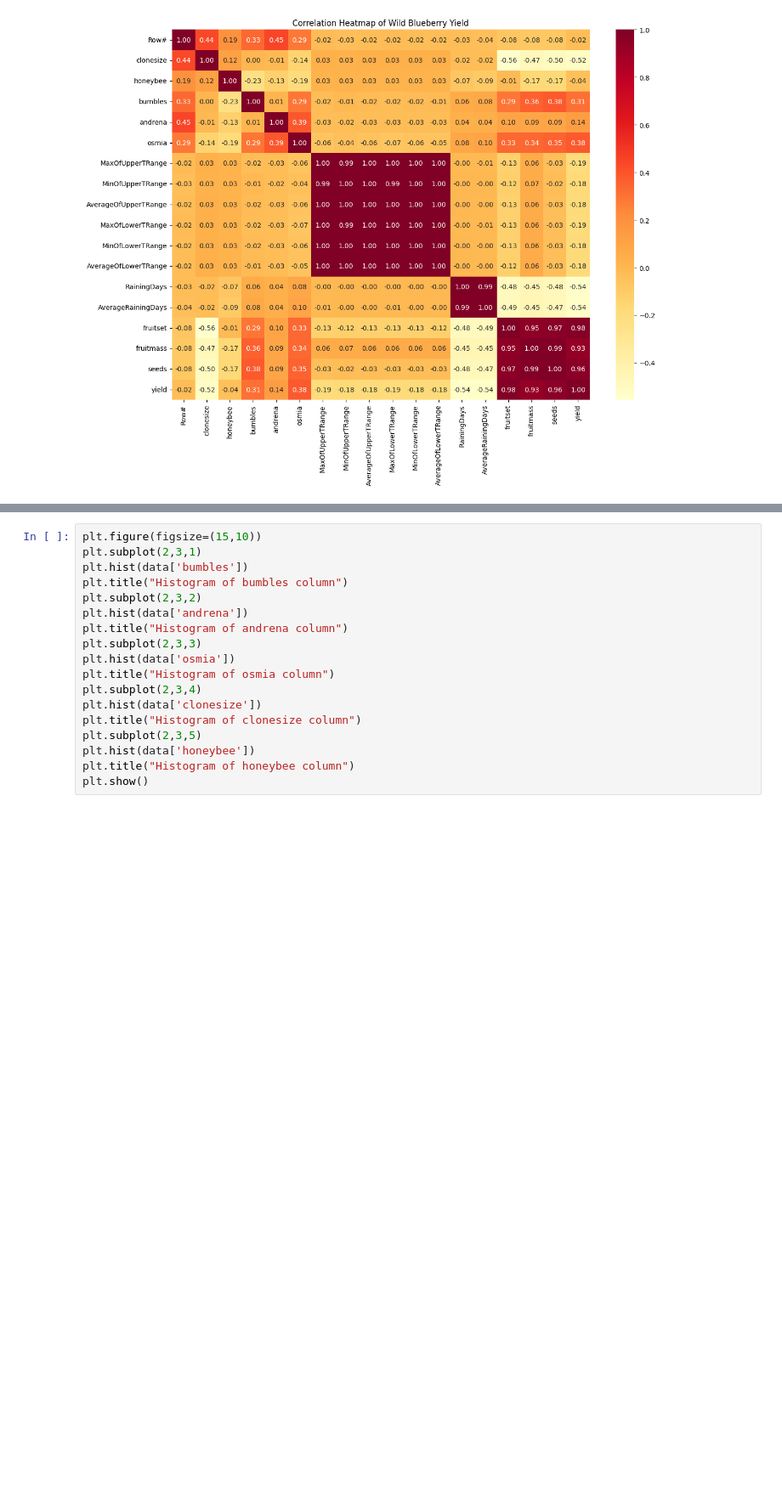
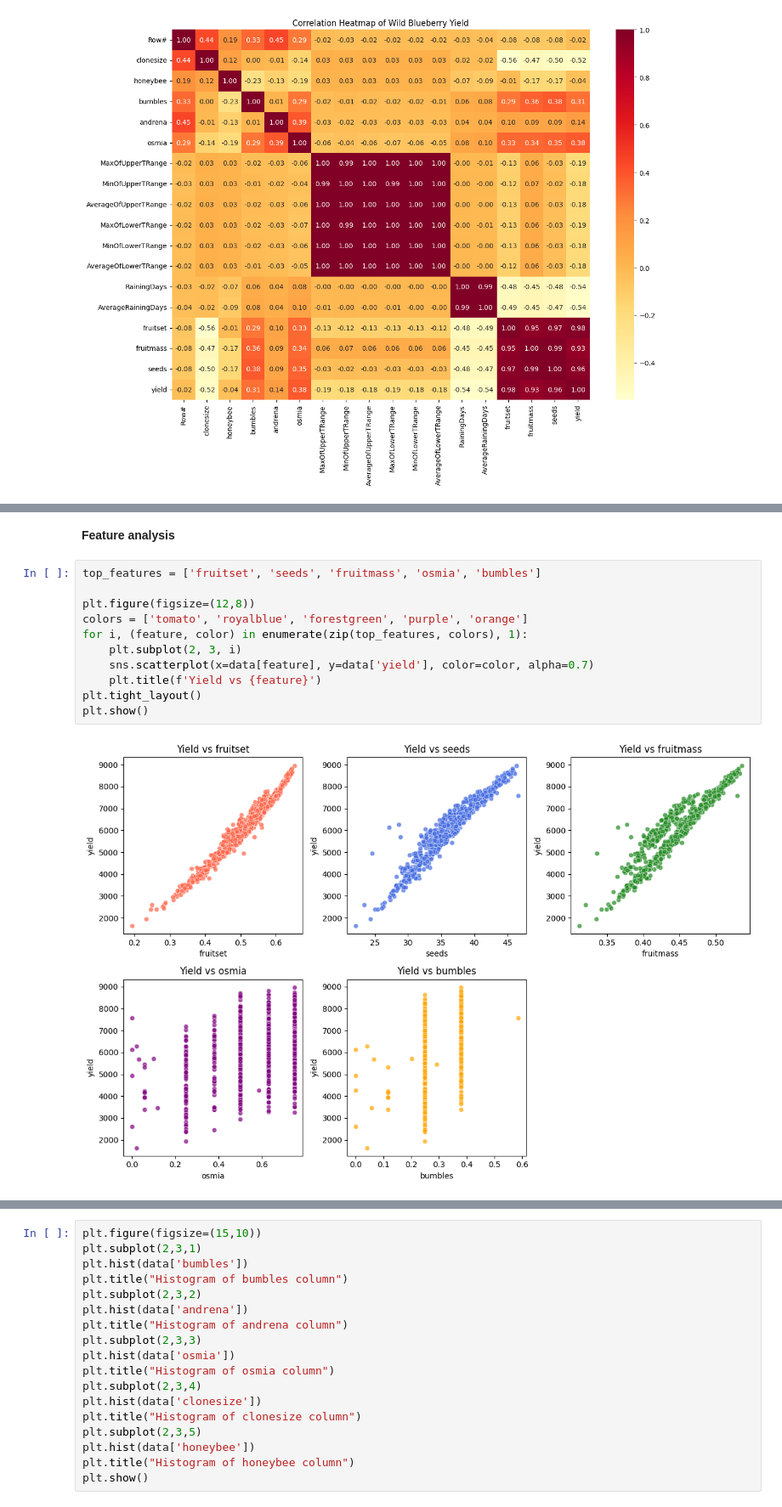
Before and after one commit to samarjahanahmedburney/Wild_Blueberry_Yield_Predictionbysamar-, a Jupyter notebook: Wild_Blueberry_Yield_Prediction.ipynb, the cells around one changed output, grey strips where cells are left out. Shown at 85% size. Drawn from its saved outputs; the diff is of its cells as text; blank space fills up the shorter version.

```diff
--- a/Wild_Blueberry_Yield_Prediction.ipynb
+++ b/Wild_Blueberry_Yield_Prediction.ipynb
@@ -169,0 +185,15 @@ Name: yield, dtype: float64
+# %% [markdown]
+**Feature analysis**
+# %%
+top_features = ['fruitset', 'seeds', 'fruitmass', 'osmia', 'bumbles']
+
+plt.figure(figsize=(12,8))
+colors = ['tomato', 'royalblue', 'forestgreen', 'purple', 'orange']
+for i, (feature, color) in enumerate(zip(top_features, colors), 1):
+    plt.subplot(2, 3, i)
+    sns.scatterplot(x=data[feature], y=data['yield'], color=color, alpha=0.7)
+    plt.title(f'Yield vs {feature}')
+plt.tight_layout()
+plt.show()
+# %% [output]
+[figure, added]
```
Also changed, not shown: parts of 94 cells of this notebook.
